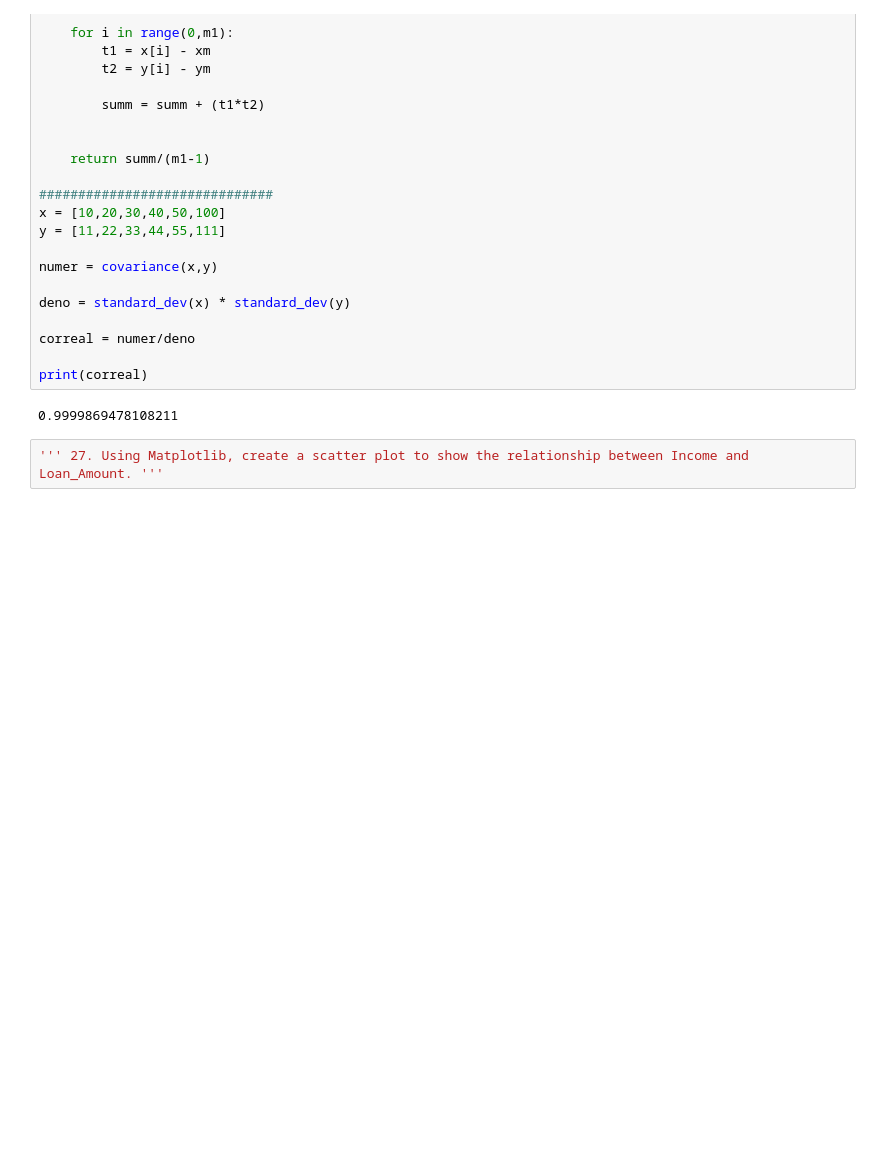
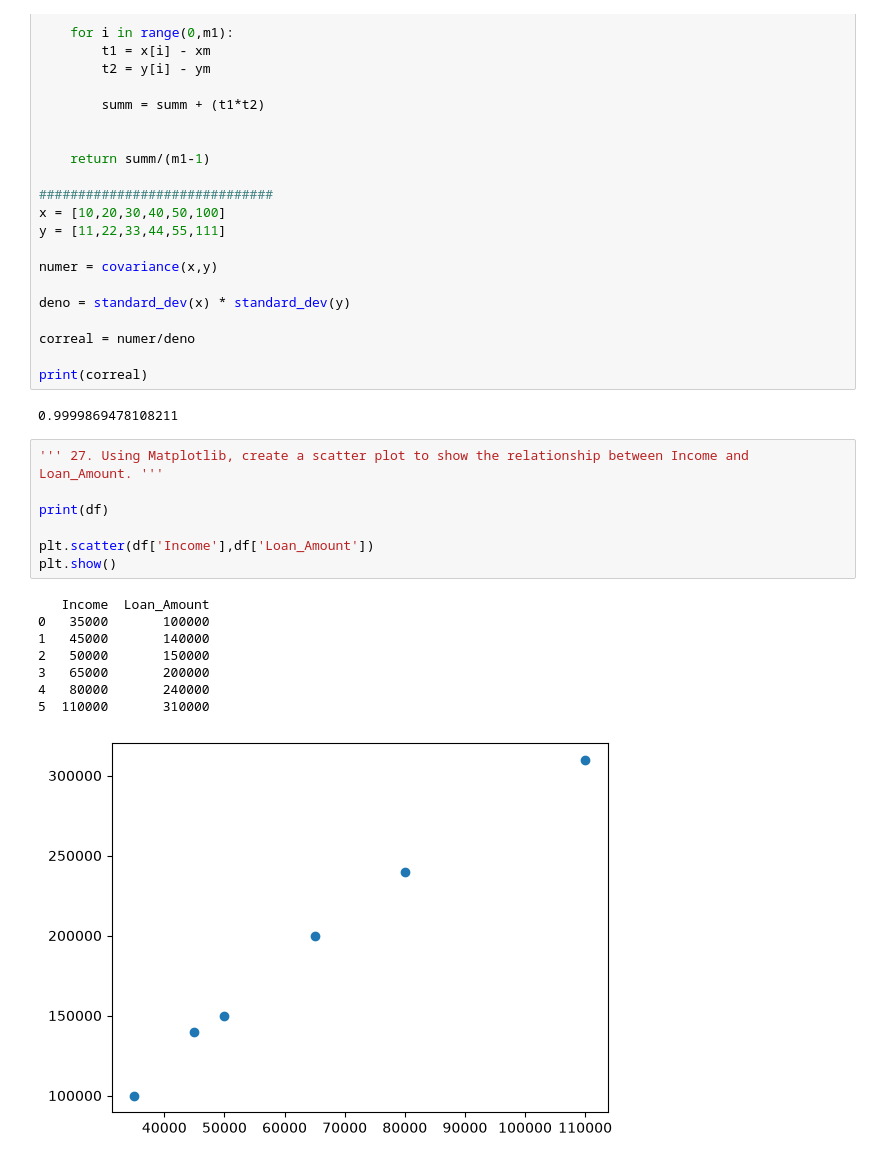
Before and after one commit to khanni1/AP_DA, a Jupyter notebook: DA/assignments/da_prac_ass_1.ipynb, the cells around one changed output. Cells and saved outputs as stored; diff of their text form; blank space fills up the shorter version.

```diff
--- a/DA/assignments/da_prac_ass_1.ipynb
+++ b/DA/assignments/da_prac_ass_1.ipynb
@@ -471,3 +471,17 @@ print(correal)
 # %%
 ''' 27. Using Matplotlib, create a scatter plot to show the relationship between Income and
 Loan_Amount. '''
+
+print(df)
+
+plt.scatter(df['Income'],df['Loan_Amount'])
+plt.show()
+# %% [output]
+   Income  Loan_Amount
+0   35000       100000
+1   45000       140000
+2   50000       150000
+3   65000       200000
+4   80000       240000
+5  110000       310000
+[figure, added]
```
Also changed, not shown: parts of 1 cell of this notebook.
